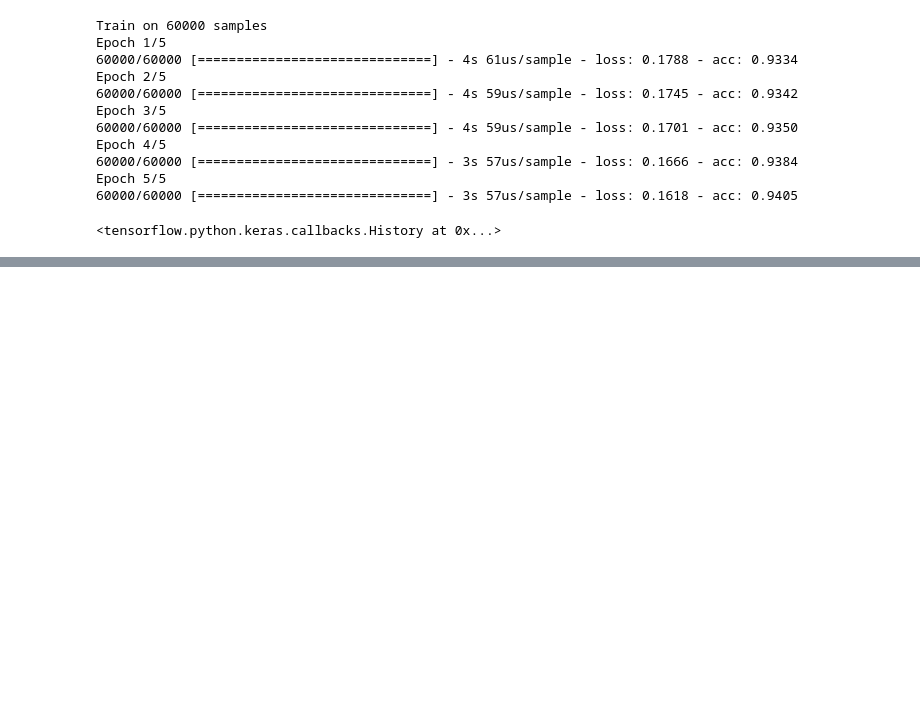
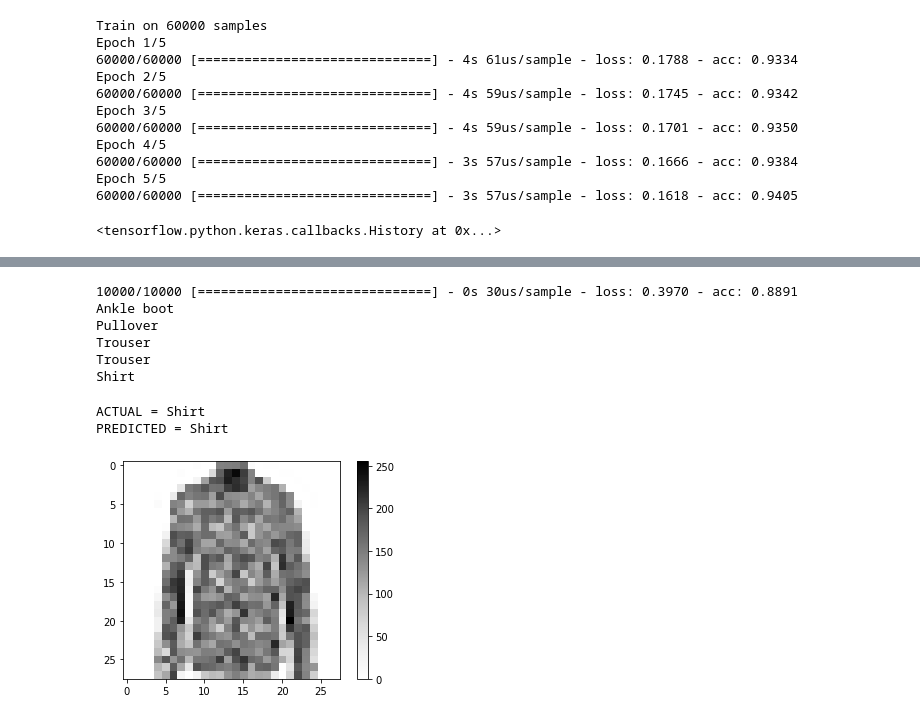
Before and after one commit to a-forty-two/cylons, a Jupyter notebook: 06_Keras_Classification.ipynb, the cells around one changed output, grey strips where cells are left out. Drawn from its saved outputs; the diff is of its cells as text; code cells hidden in the pictures; blank space fills up the shorter version.

```diff
--- a/06_Keras_Classification.ipynb
+++ b/06_Keras_Classification.ipynb
@@ -245,3 +244,33 @@ plt.show()
+# %%
+#SCORE THE MODEL
+
+#test_acc
+
+# here TRAIN_ACC was 94% but test acc was just 88.9%
+# while it was not severely bad, wasn't very good either!
+# TEST-ACC is close to TRAIN-ACC, TRAIN-LOSS nearby TEST-LOSS!
+test_loss, test_acc = model.evaluate(xtest_norm, ytest)
+predictions = model.predict(xtest_norm)
+for i in range(5):
+  print(class_names[np.argmax(predictions[i])])
+# %% [output]
+10000/10000 [==============================] - 0s 30us/sample - loss: 0.3970 - acc: 0.8891
+Ankle boot
+Pullover
+Trouser
+Trouser
+Shirt
+# %%
+print('ACTUAL = ' + class_names[ytest[101]])
+print('PREDICTED = ' + class_names[np.argmax(predictions[101])])
+plt.figure()
+plt.imshow(xtest[101], cmap='Greys')
+plt.colorbar()
+plt.show()
+# %% [output]
+ACTUAL = Shirt
+PREDICTED = Shirt
+[figure, added]
 # %%
 # THis means, that numbers could all be normalizing, without LOSING
 # the actual meaning of our data
```
Also changed, not shown: parts of 2 cells of this notebook.
